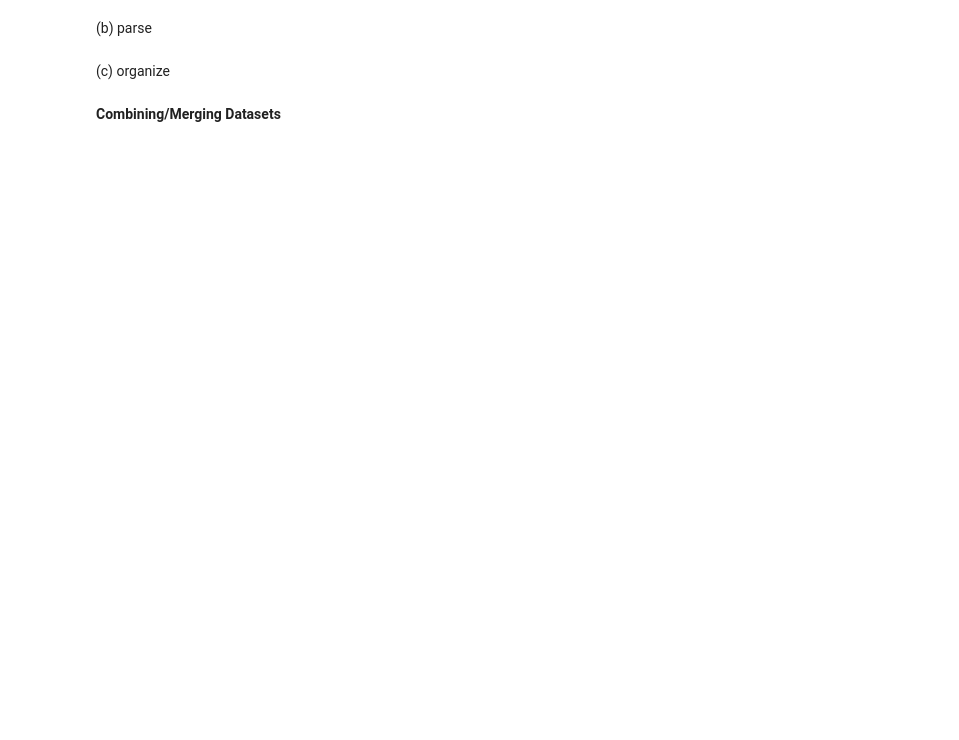
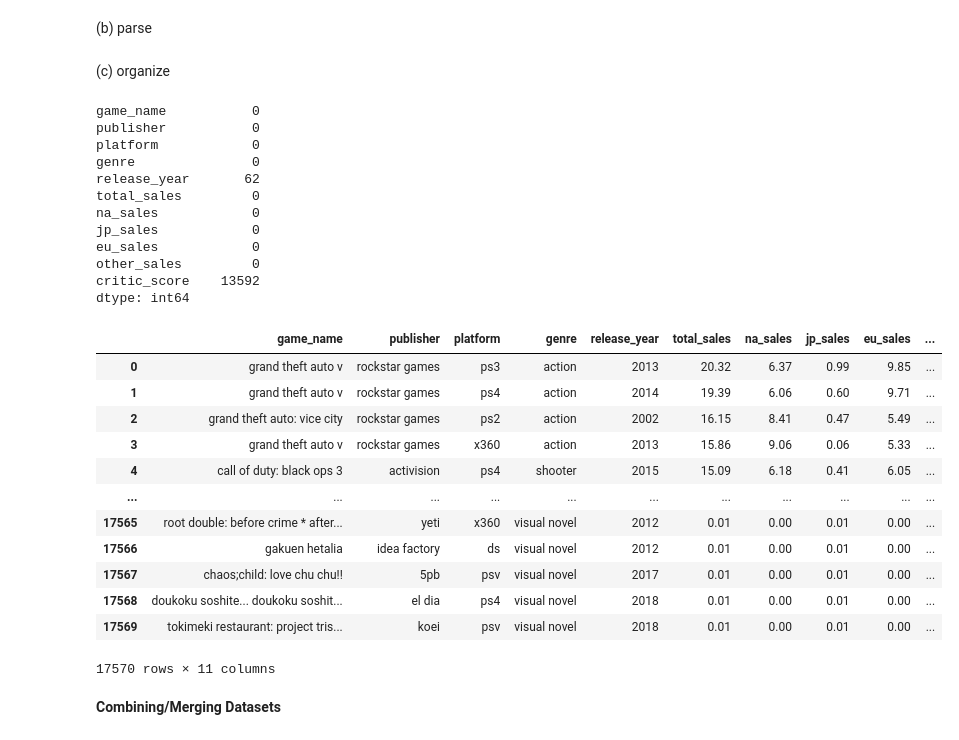
Before and after one commit to JericoJr/CMSC320_Final_Project, a Jupyter notebook: CMSC320_FinalProject_Checkpoint2.ipynb, the cells around one changed output. Cells and saved outputs as stored; diff of their text form; code cells hidden in the pictures; blank space fills up the shorter version.

```diff
--- a/CMSC320_FinalProject_Checkpoint2.ipynb
+++ b/CMSC320_FinalProject_Checkpoint2.ipynb
@@ -259,3 +259,6 @@ dtype: object
 #### **Dataset #2**
 # %% [markdown]
 (a) import
+# %%
+df2 = pd.read_csv("vgchartz-2024.csv")
+df2.shape
@@ -262,6 +267,67 @@ dtype: object
 # %% [markdown]
 (b) parse
+# %%
+# lowercasing
+df2["title"] = df2["title"].str.lower().str.strip()
+df2["console"] = df2["console"].str.lower().str.strip()
+df2["publisher"] = df2["publisher"].str.lower().str.strip()
+df2["genre"] = df2["genre"].str.lower().str.strip()
+
+# Extract year in release_date column and make release year column
+df2["release_date"] = pd.to_datetime(df2["release_date"])
+df2["release_year"] = df2["release_date"].dt.year.astype("Int64")
+
+# drop
+df2 = df2.dropna(subset=["total_sales"]) # remove any missing/null values
+df2 = df2.drop_duplicates()
+
+# filter
+df2 = df2[df2["total_sales"] > 0] # only used rows where total sales greater than 0
+
+# replace
+df2["na_sales"] = df2["na_sales"].fillna(0)
+df2["jp_sales"] = df2["jp_sales"].fillna(0)
+df2["pal_sales"] = df2["pal_sales"].fillna(0)
+df2["other_sales"] = df2["other_sales"].fillna(0)
+df2["critic_score"] = df2["critic_score"] * 10 # Replace score to 100 scale
 # %% [markdown]
 (c) organize
+# %%
+# Extract useful columns
+df2 = df2[["title", "publisher", "console", "genre", "release_year", "total_sales", "na_sales", "jp_sales", "pal_sales", "other_sales", "critic_score"]]
+
+# rename
+df2 = df2.rename(columns={"title": "game_name"})
+df2 = df2.rename(columns={"pal_sales": "eu_sales"})
+df2 = df2.rename(columns={"console": "platform"})
+
+print(df2.isna().sum())
+df2
+# %% [output]
+game_name           0
+publisher           0
+platform            0
+genre               0
+release_year       62
+total_sales         0
+na_sales            0
+jp_sales            0
+eu_sales            0
+other_sales         0
+critic_score    13592
+dtype: int64
+|  | game_name | publisher | platform | genre | release_year | total_sales | na_sales | jp_sales | eu_sales | ... |
+| 0 | grand theft auto v | rockstar games | ps3 | action | 2013 | 20.32 | 6.37 | 0.99 | 9.85 | ... |
+| 1 | grand theft auto v | rockstar games | ps4 | action | 2014 | 19.39 | 6.06 | 0.60 | 9.71 | ... |
+| 2 | grand theft auto: vice city | rockstar games | ps2 | action | 2002 | 16.15 | 8.41 | 0.47 | 5.49 | ... |
+| 3 | grand theft auto v | rockstar games | x360 | action | 2013 | 15.86 | 9.06 | 0.06 | 5.33 | ... |
+| 4 | call of duty: black ops 3 | activision | ps4 | shooter | 2015 | 15.09 | 6.18 | 0.41 | 6.05 | ... |
+| ... | ... | ... | ... | ... | ... | ... | ... | ... | ... | ... |
+| 17565 | root double: before crime * after... | yeti | x360 | visual novel | 2012 | 0.01 | 0.00 | 0.01 | 0.00 | ... |
+| 17566 | gakuen hetalia | idea factory | ds | visual novel | 2012 | 0.01 | 0.00 | 0.01 | 0.00 | ... |
+| 17567 | chaos;child: love chu chu!! | 5pb | psv | visual novel | 2017 | 0.01 | 0.00 | 0.01 | 0.00 | ... |
+| 17568 | doukoku soshite... doukoku soshit... | el dia | ps4 | visual novel | 2018 | 0.01 | 0.00 | 0.01 | 0.00 | ... |
+| 17569 | tokimeki restaurant: project tris... | koei | psv | visual novel | 2018 | 0.01 | 0.00 | 0.01 | 0.00 | ... |
+17570 rows × 11 columns
 # %% [markdown]
 **Combining/Merging Datasets**
```
Also changed, not shown: parts of 4 cells of this notebook.
